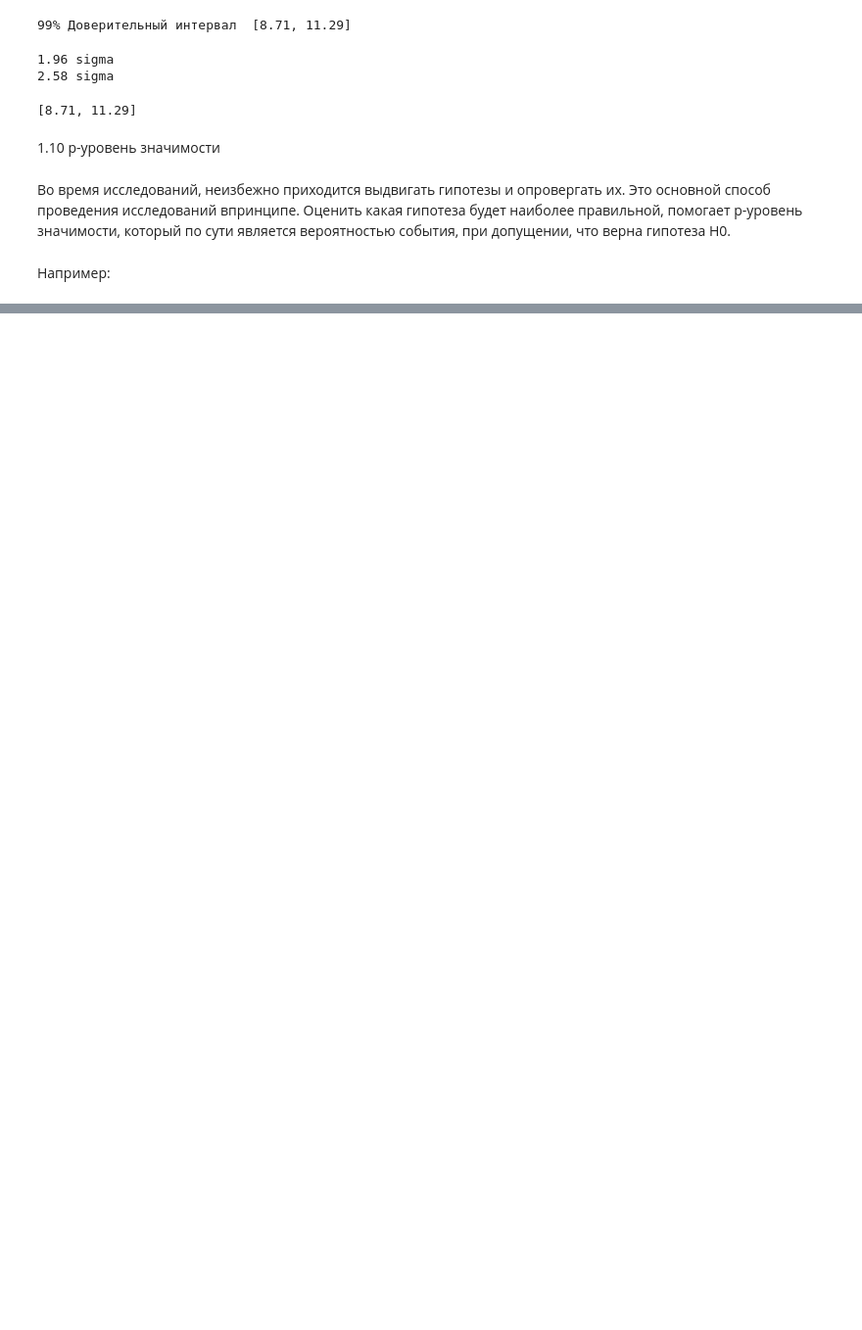
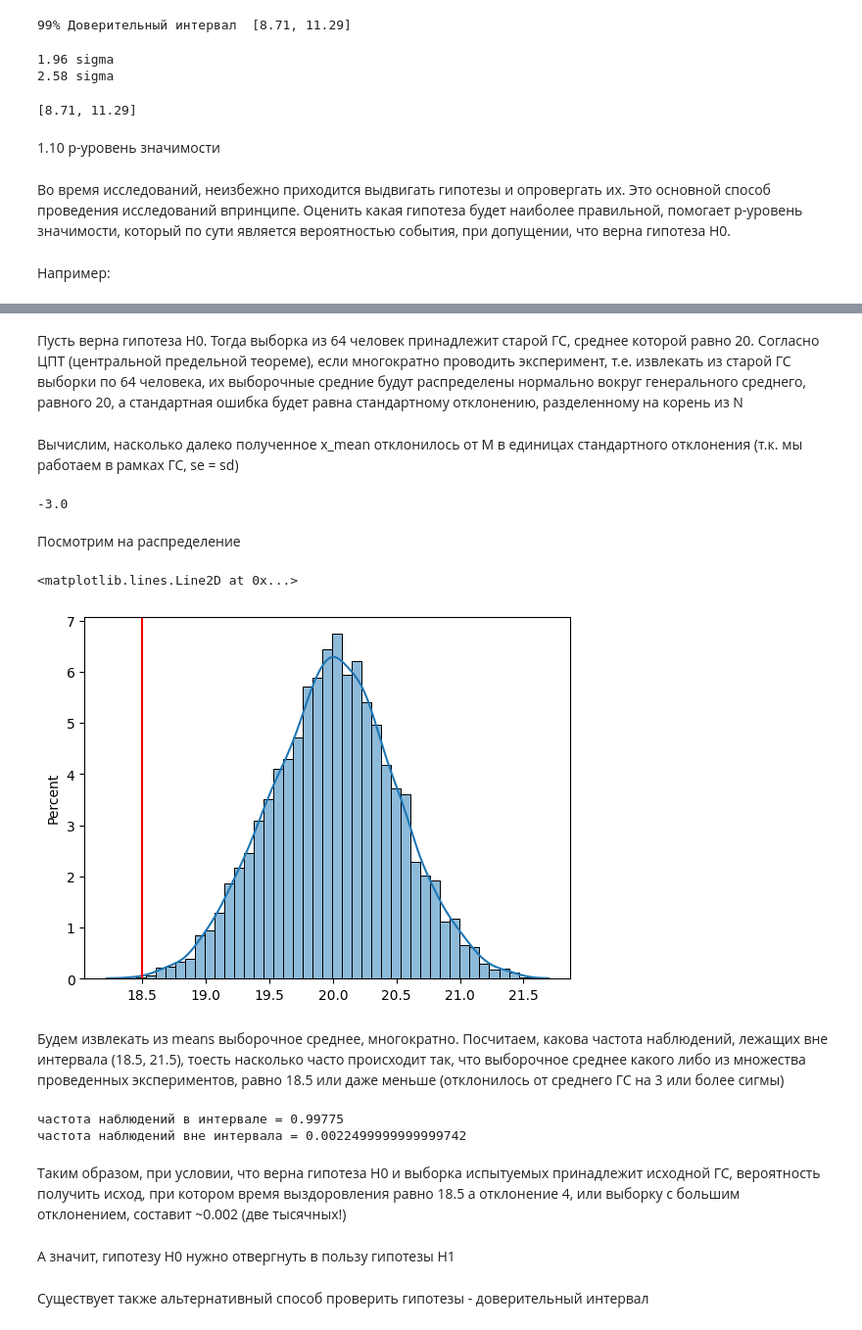
Before and after one commit to ibatuloff/MyStudies, a Jupyter notebook: STEPIK. Основы статистики ч1/Лекция 1. Основы.ipynb, the cells around one changed output, grey strips where cells are left out. Shown at 98% size. Saved outputs shown, nothing was run; the diff lists cells and outputs as text; code cells hidden in the pictures; blank space fills up the shorter version.

```diff
--- a/STEPIK. Основы статистики ч1/Лекция 1. Основы.ipynb
+++ b/STEPIK. Основы статистики ч1/Лекция 1. Основы.ipynb
@@ -263 +267,6 @@ print('[%.2f, %.2f]' % сonfidence_interval)
+# %%
+M = 20 # среднее ГС тех, кого не лечат препаратом
+N = 64
+x_mean = 18.5
+sd = 4
 # %% [markdown]
@@ -264,0 +274,40 @@ print('[%.2f, %.2f]' % сonfidence_interval)
+# %% [markdown]
+Пусть верна гипотеза H0. Тогда выборка из 64 человек принадлежит старой ГС, среднее которой равно 20. Согласно ЦПТ (центральной предельной теореме), если многократно проводить эксперимент, т.е. извлекать из старой ГС выборки по 64 человека, их выборочные средние будут распределены нормально вокруг генерального среднего, равного 20, а стандартная ошибка будет равна стандартному отклонению, разделенному на корень из N
+# %%
+se = sd / N ** 0.5
+# %% [markdown]
+Вычислим, насколько далеко полученное x_mean отклонилось от M в единицах стандартного отклонения (т.к. мы работаем в рамках ГС, se = sd)
+# %%
+z = (x_mean - M) / se
+print(z)
+# %% [output]
+-3.0
+# %% [markdown]
+Посмотрим на распределение
+# %%
+means = np.random.normal(M, se, 5000)
+sns.histplot(data=means, kde=True, stat='percent')
+plt.axvline(18.5, color='red')
+# %% [output]
+<matplotlib.lines.Line2D at 0x...>
+[figure, added]
+# %% [markdown]
+Будем извлекать из means выборочное среднее, многократно. Посчитаем, какова частота наблюдений, лежащих вне интервала (18.5, 21.5), тоесть насколько часто происходит так, что выборочное среднее какого либо из множества проведенных экспериментов, равно 18.5 или даже меньше (отклонилось от среднего ГС на 3 или более сигмы)
+# %%
+results = []
+for _ in range(100000):
+    value = np.random.choice(means, size=1)
+    results.append(18.5 < value < 21.5)
+inside_interval = results.count(True) / len(results)
+
+print(f"частота наблюдений в интервале = {inside_interval}")
+print(f"частота наблюдений вне интервала = {1 - inside_interval}")
+# %% [output]
+частота наблюдений в интервале = 0.99775
+частота наблюдений вне интервала = 0.0022499999999999742
+# %% [markdown]
+Таким образом, при условии, что верна гипотеза H0 и выборка испытуемых принадлежит исходной ГС, вероятность получить исход, при котором время выздоровления равно 18.5 а отклонение 4, или выборку с большим отклонением, составит ~0.002 (две тысячных!)
+# %% [markdown]
+А значит, гипотезу H0 нужно отвергнуть в пользу гипотезы H1
+# %% [markdown]
+Существует также альтернативный способ проверить гипотезы - доверительный интервал
```
Also changed, not shown: parts of 16 cells of this notebook.
